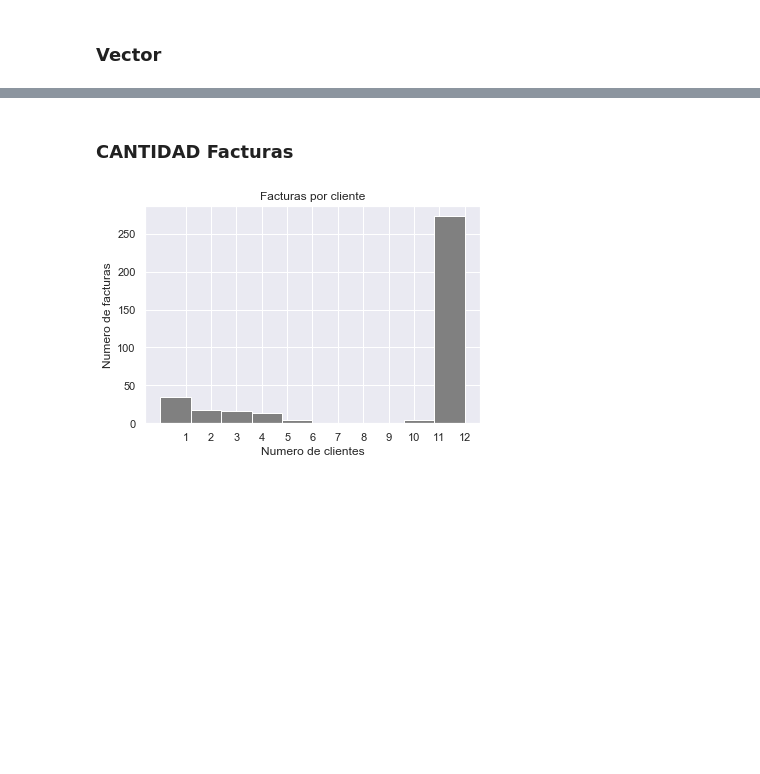
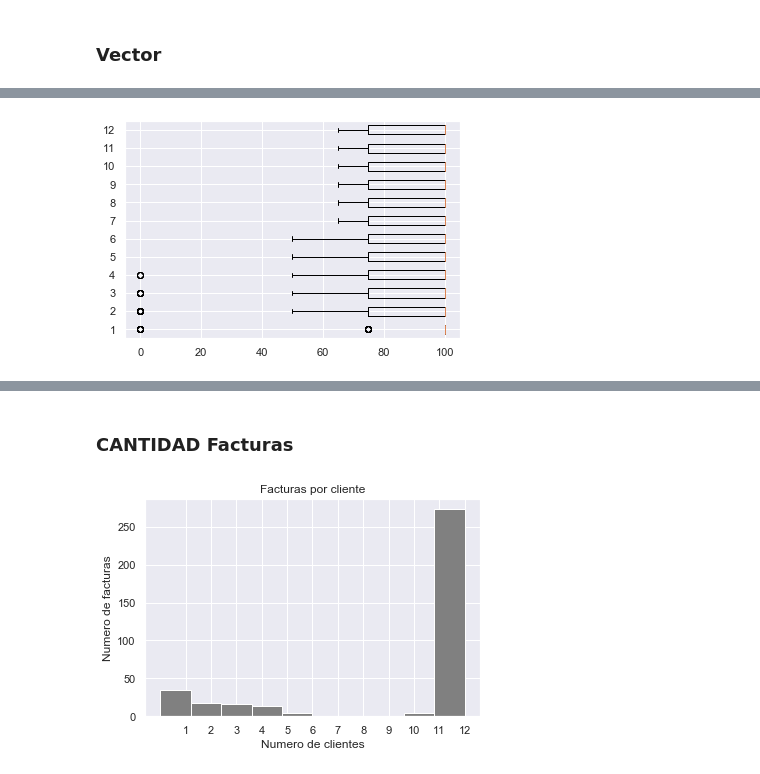
Before and after one commit to hsepulvedaj/proyecto_integrador, a Jupyter notebook: ProyectoIntegrador_descriptivo.ipynb, the cells around one changed output, grey strips where cells are left out. Drawn from its saved outputs; the diff is of its cells as text; code cells hidden in the pictures; blank space fills up the shorter version.

Commit message:
Actualizacion Juan Sanz boxplot

```diff
--- a/ProyectoIntegrador_descriptivo.ipynb
+++ b/ProyectoIntegrador_descriptivo.ipynb
@@ -102,0 +154,23 @@ df[['V1','V2','V4','V5','V6','V7', 'V8','V9', 'V10', 'V11','V12']].head()
+# %%
+V1 = dfn["V1"].dropna()
+V2 = dfn["V2"].dropna()
+V3 = dfn["V3"].dropna()
+V4 = dfn["V4"].dropna()
+V5 = dfn["V5"].dropna()
+V6 = dfn["V6"].dropna()
+V7 = dfn["V7"].dropna()
+V8 = dfn["V8"].dropna()
+V9 = dfn["V9"].dropna()
+V10 = dfn["V10"].dropna()
+V11 = dfn["V11"].dropna()
+V12 = dfn["V12"].dropna()
+Suma = dfn1["SUMA"].dropna()
+cvs = dfn1["CALIFICACION_VECTOR_SERVICIO"].dropna()
+cvc = dfn1["CALIFICACION_VECTOR_CONTRATO"].dropna()
+cvl = dfn1["CALIFICACION_VECTOR_CLIENTE"].dropna()
+# %%
+#Estos gráficos se deben mejorar, pero ayuda desde el análisis descriptivo a verificar outliers o valores que están por fuera de los bigotes.
+plt.boxplot ([V1,V2,V3,V4,V5,V6,V7,V8,V9,V10,V11,V12], vert=False)
+plt.show()
+# %% [output]
+[figure, added]
```
Also changed, not shown: parts of 13 cells of this notebook.
